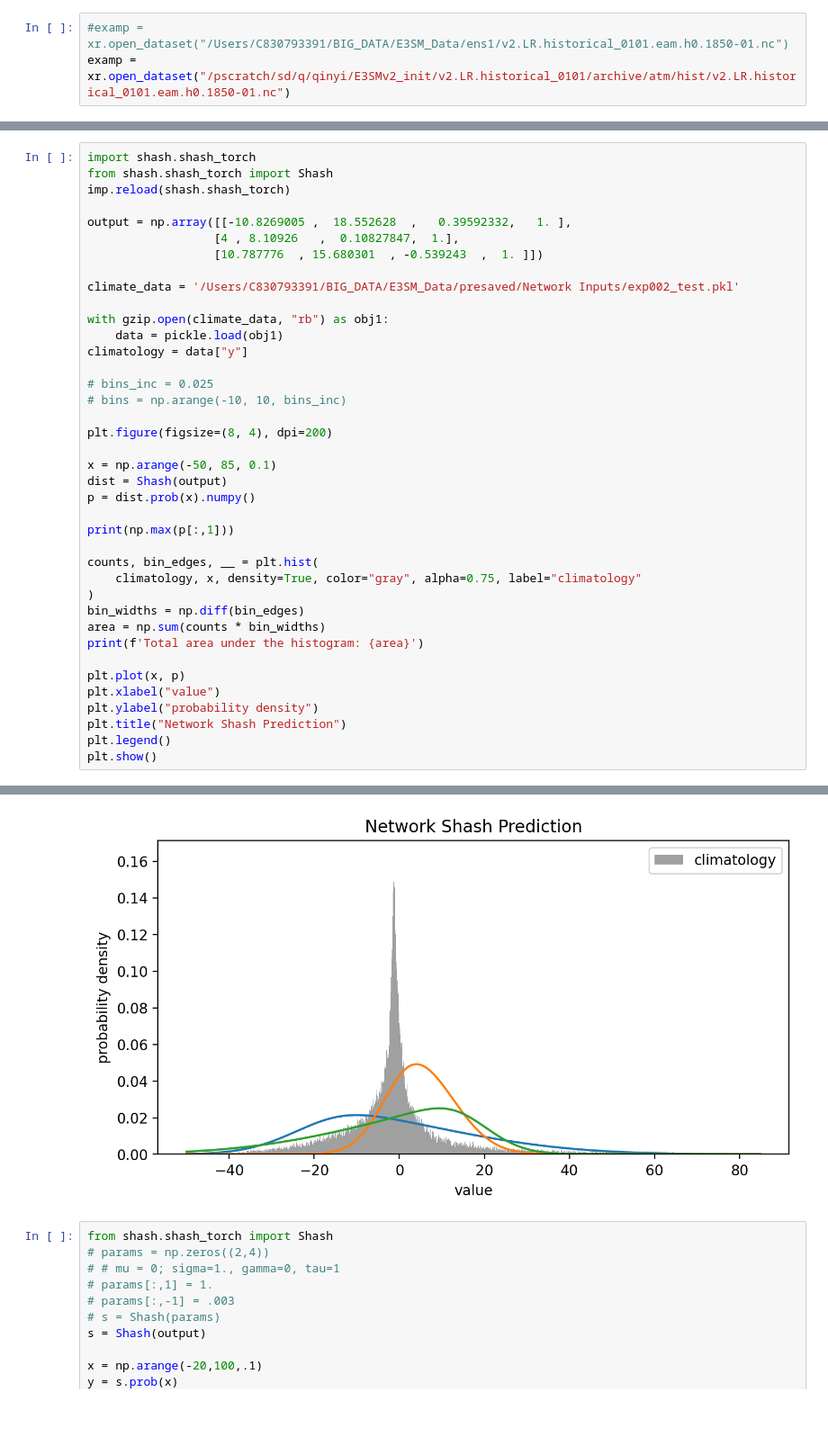
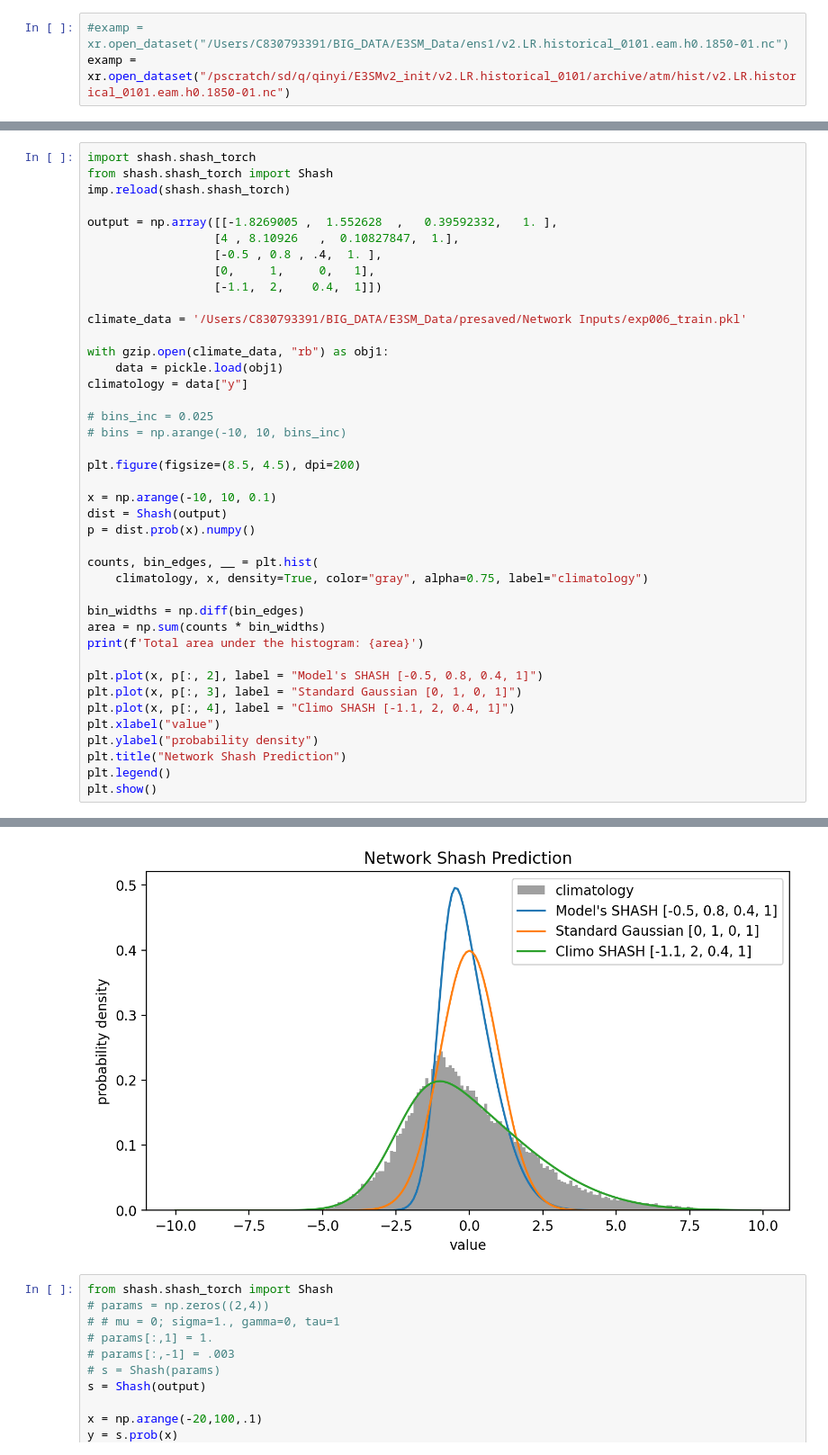
Before and after one commit to Jolan-vP/E3SM, a Jupyter notebook: playfile.ipynb, the cells around one changed output, grey strips where cells are left out. Shown at 90% size. Saved outputs shown, nothing was run; the diff lists cells and outputs as text; blank space fills up the shorter version.

```diff
--- a/playfile.ipynb
+++ b/playfile.ipynb
@@ -89,11 +89,13 @@ import shash.shash_torch
 from shash.shash_torch import Shash
 imp.reload(shash.shash_torch)
 
-output = np.array([[-10.8269005 ,  18.552628  ,   0.39592332,   1. ],
+output = np.array([[-1.8269005 ,  1.552628  ,   0.39592332,   1. ],
                   [4 , 8.10926   ,  0.10827847,  1.],
-                  [10.787776  , 15.680301  , -0.539243  ,  1. ]])
+                  [-0.5 , 0.8 , .4,  1. ],
+                  [0,     1,     0,   1],
+                  [-1.1,  2,    0.4,  1]])
 
-climate_data = '/Users/C830793391/BIG_DATA/E3SM_Data/presaved/Network Inputs/exp002_test.pkl'
+climate_data = '/Users/C830793391/BIG_DATA/E3SM_Data/presaved/Network Inputs/exp006_train.pkl'
 
 with gzip.open(climate_data, "rb") as obj1:
     data = pickle.load(obj1)
@@ -102,22 +104,22 @@ climatology = data["y"]
 # bins_inc = 0.025
 # bins = np.arange(-10, 10, bins_inc)
 
-plt.figure(figsize=(8, 4), dpi=200)
+plt.figure(figsize=(8.5, 4.5), dpi=200)
 
-x = np.arange(-50, 85, 0.1)
+x = np.arange(-10, 10, 0.1)
 dist = Shash(output)
 p = dist.prob(x).numpy()
 
-print(np.max(p[:,1]))
+counts, bin_edges, __ = plt.hist(
+    climatology, x, density=True, color="gray", alpha=0.75, label="climatology")
 
-counts, bin_edges, __ = plt.hist(
-    climatology, x, density=True, color="gray", alpha=0.75, label="climatology"
-)
 bin_widths = np.diff(bin_edges)
 area = np.sum(counts * bin_widths)
 print(f'Total area under the histogram: {area}')
 
-plt.plot(x, p)
+plt.plot(x, p[:, 2], label = "Model's SHASH [-0.5, 0.8, 0.4, 1]")
+plt.plot(x, p[:, 3], label = "Standard Gaussian [0, 1, 0, 1]")
+plt.plot(x, p[:, 4], label = "Climo SHASH [-1.1, 2, 0.4, 1]")
 plt.xlabel("value")
 plt.ylabel("probability density")
 plt.title("Network Shash Prediction")
@@ -129,4 +130,4 @@ Total area under the histogram: 1.0
-[figure, old version]
+[figure, new version]
 # %%
 from shash.shash_torch import Shash
 # params = np.zeros((2,4))
```
Also changed, not shown: parts of 1 cell of this notebook, 21 other files.
